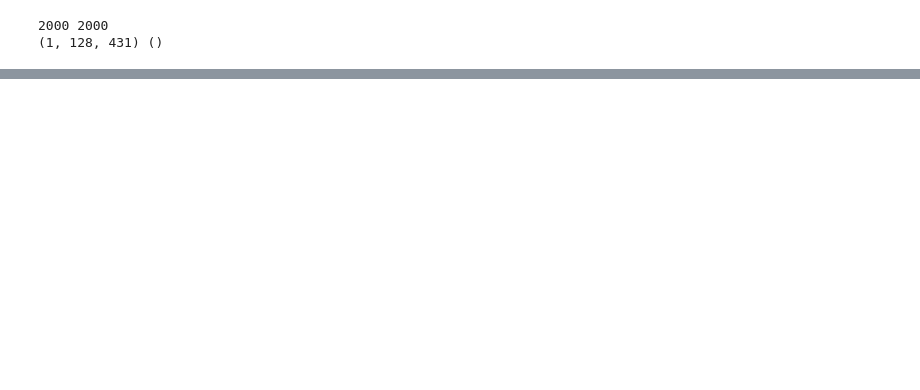
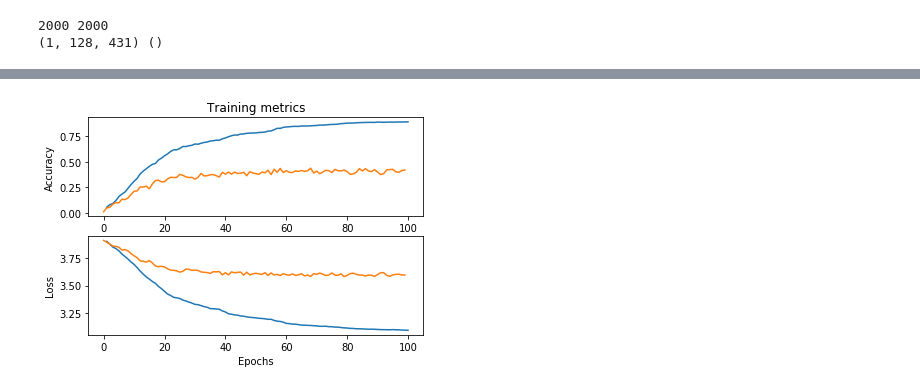
Before and after one commit to DeanPFZ/deep-audio-public, a Jupyter notebook: src/ESC-50/CNN No-Hierarchy_reproduce.ipynb, the cells around one changed output, grey strips where cells are left out. Cells and saved outputs as stored; diff of their text form; code cells hidden in the pictures; blank space fills up the shorter version.

```diff
--- a/src/ESC-50/CNN No-Hierarchy_reproduce.ipynb
+++ b/src/ESC-50/CNN No-Hierarchy_reproduce.ipynb
@@ -295,2 +450,17 @@ KeyboardInterrupt:
+# %%
+x_axis = np.linspace(1,100,100)
+plt.subplot(2, 1, 1)
+plt.plot(x_axis, train_history, val_history)
+plt.title('Training metrics')
+plt.ylabel('Accuracy')
+
+plt.subplot(2, 1, 2)
+plt.plot(x_axis, train_loss_hist, val_loss_hist)
+plt.xlabel('Epochs')
+plt.ylabel('Loss')
+
+plt.show()
+# %% [output]
+[figure, added]
 # %%
 torch.save(net, './model_v0.pt')
```
Also changed, not shown: parts of 4 cells of this notebook, 1 other file.
